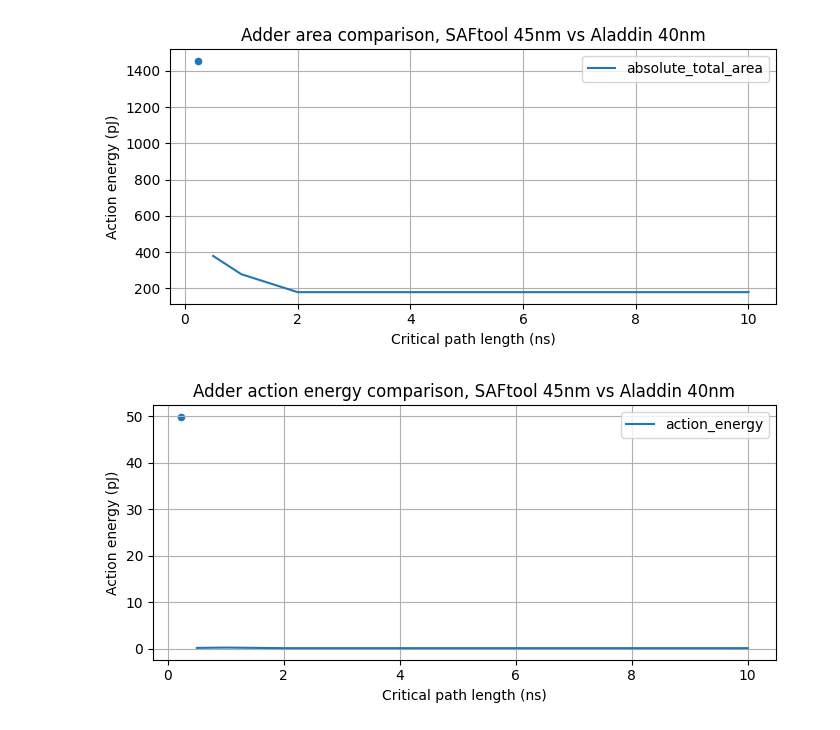
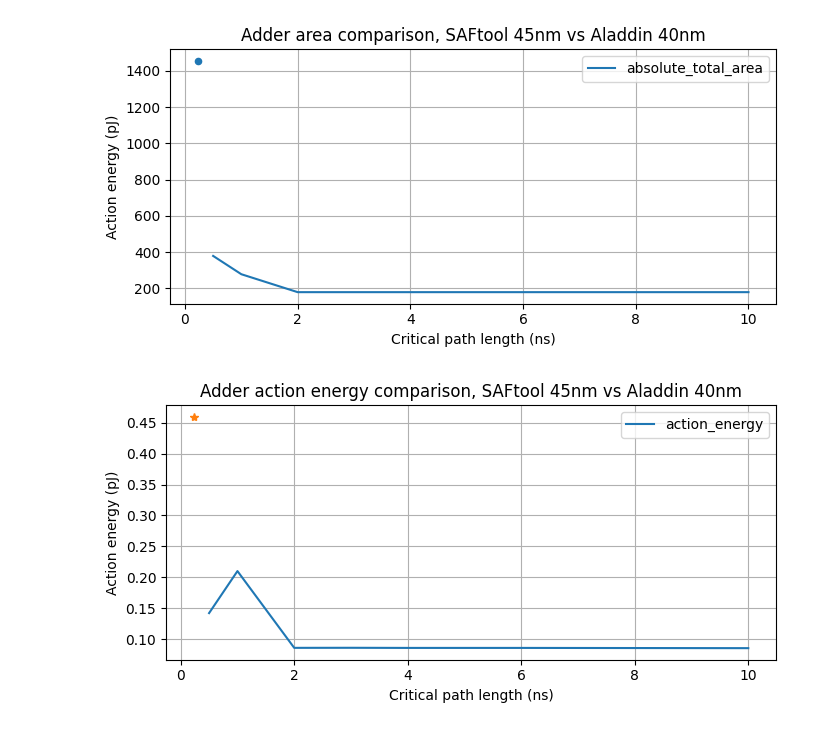
Before and after one commit to abf149/saftool, a Jupyter notebook: src/characterization_analysis.ipynb, the cells around one changed output. Drawn from its saved outputs; the diff is of its cells as text; code cells hidden in the pictures.

```diff
--- a/src/characterization_analysis.ipynb
+++ b/src/characterization_analysis.ipynb
@@ -13,7 +13,7 @@ import matplotlib.pyplot as plt
 # %% [markdown]
 ## Characterization data
 # %%
-df=pd.read_csv('primitives_table.csv')
+df=pd.read_csv('accelergy/data/primitives_table.csv')
 df=df[["name","critical_path_length","action_energy","absolute_total_area","combinational_area"]]
 characterization_df=df[df["name"].str.contains("Registered") & ((~(df["name"].str.contains("bitwidth1"))) | df["name"].str.contains("bitwidth16"))]
 characterization_df.head()
@@ -143,12 +143,13 @@ plt.show()
 # %%
 plt.rcParams["figure.figsize"] = [7.00, 3.50]
 plt.rcParams["figure.autolayout"] = True
 ax=aladdin_32bit_adder_df.plot(x='critical_path_length',y='action_energy')
-char_adder_df.plot(ax=ax,x='critical_path_length',y='action_energy',kind='scatter')
+plt.plot(pd.to_numeric(char_adder_df['critical_path_length']).to_numpy(),0.4595,'*')
+#char_adder_df.plot(ax=ax,x='critical_path_length',y='action_energy',kind='scatter')
 plt.grid(True)
 plt.xlabel('Critical path length (ns)')
 plt.ylabel('Action energy (pJ)')
 plt.title('Adder action energy comparison, SAFtool 45nm vs Aladdin 40nm')
 plt.show()
 # %% [output]
-[figure, old version]
+[figure, new version]
```
Also changed, not shown: parts of 5 cells of this notebook, 3 other files.
